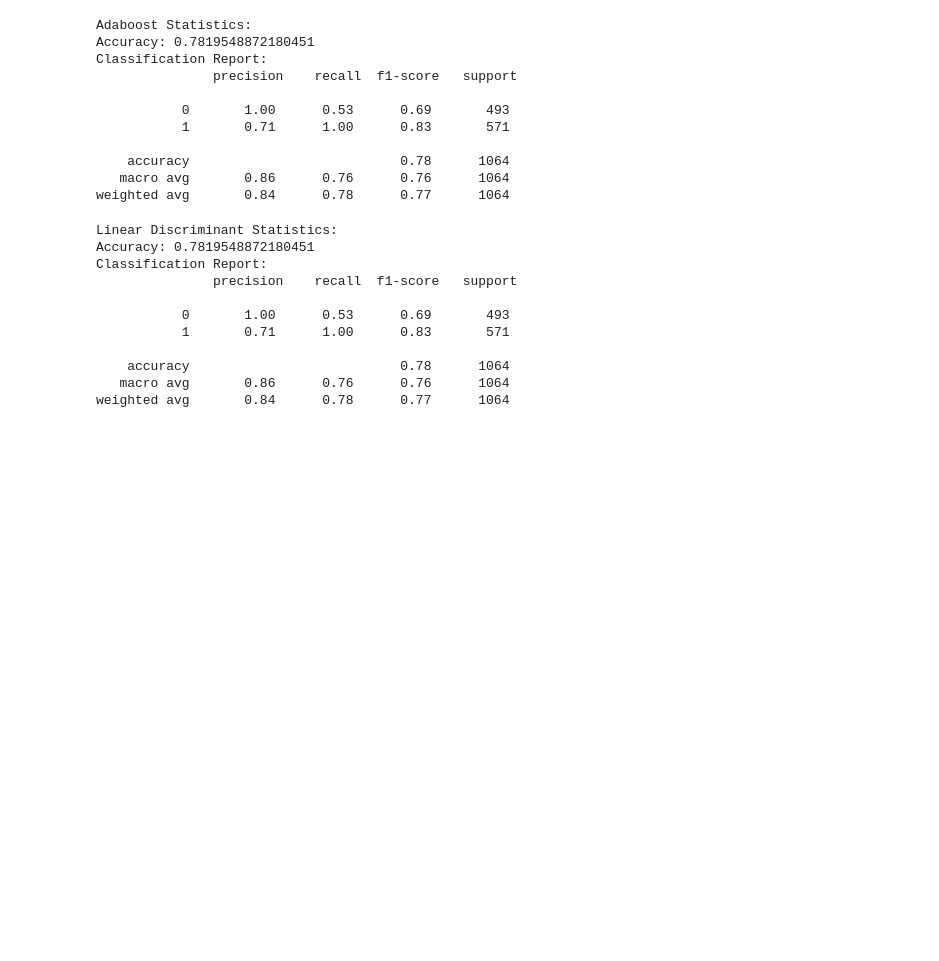
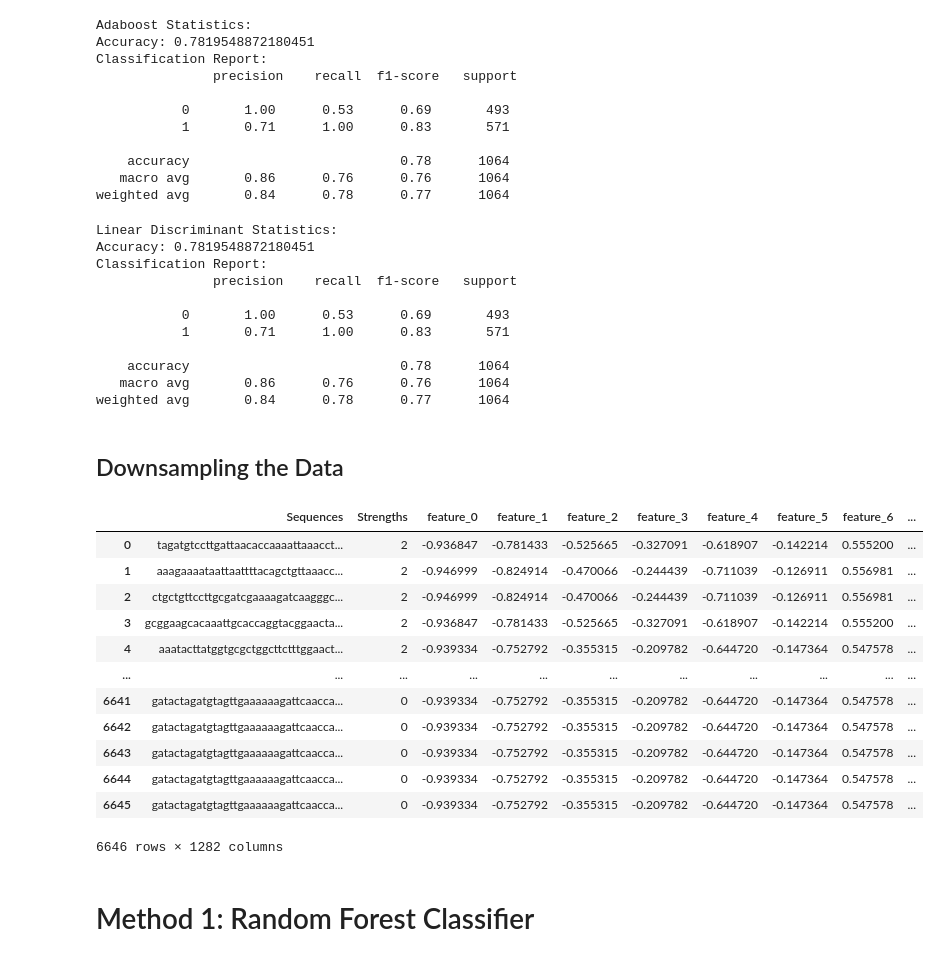
Before and after one commit to vratins/PromoterStrength, a Jupyter notebook: Final Code/Classification/training.ipynb, the cells around one changed output. Cells and saved outputs as stored; diff of their text form; code cells hidden in the pictures; blank space fills up the shorter version.

```diff
--- a/Final Code/Classification/training.ipynb
+++ b/Final Code/Classification/training.ipynb
@@ -502,3 +491,30 @@ Classification Report:
     accuracy                           0.78      1064
    macro avg       0.86      0.76      0.76      1064
 weighted avg       0.84      0.78      0.77      1064
+# %% [markdown]
+## Downsampling the Data
+# %%
+data = pd.read_csv('classification_fasta_processed.csv')
+data['Strengths'] = data['Strengths'].replace(1,2)
+data['Strengths'] = data['Strengths'].replace(0,1)
+data['Strengths'] = data['Strengths'].replace(-1,0)
+
+embeddings = np.load('all_embeddings_100m_mean.npy')
+num_features = embeddings.shape[1]
+embeddings_df = pd.DataFrame(data=embeddings, columns=[f'feature_{i}' for i in range(num_features)])
+combined_df = pd.concat([data, embeddings_df], axis=1)
+combined_df
+# %% [output]
+|  | Sequences | Strengths | feature_0 | feature_1 | feature_2 | feature_3 | feature_4 | feature_5 | feature_6 | ... |
+| 0 | tagatgtccttgattaacaccaaaattaaacct... | 2 | -0.936847 | -0.781433 | -0.525665 | -0.327091 | -0.618907 | -0.142214 | 0.555200 | ... |
+| 1 | aaagaaaataattaattttacagctgttaaacc... | 2 | -0.946999 | -0.824914 | -0.470066 | -0.244439 | -0.711039 | -0.126911 | 0.556981 | ... |
+| 2 | ctgctgttccttgcgatcgaaaagatcaagggc... | 2 | -0.946999 | -0.824914 | -0.470066 | -0.244439 | -0.711039 | -0.126911 | 0.556981 | ... |
+| 3 | gcggaagcacaaattgcaccaggtacggaacta... | 2 | -0.936847 | -0.781433 | -0.525665 | -0.327091 | -0.618907 | -0.142214 | 0.555200 | ... |
+| 4 | aaatacttatggtgcgctggcttctttggaact... | 2 | -0.939334 | -0.752792 | -0.355315 | -0.209782 | -0.644720 | -0.147364 | 0.547578 | ... |
+| ... | ... | ... | ... | ... | ... | ... | ... | ... | ... | ... |
+| 6641 | gatactagatgtagttgaaaaaagattcaacca... | 0 | -0.939334 | -0.752792 | -0.355315 | -0.209782 | -0.644720 | -0.147364 | 0.547578 | ... |
+| 6642 | gatactagatgtagttgaaaaaagattcaacca... | 0 | -0.939334 | -0.752792 | -0.355315 | -0.209782 | -0.644720 | -0.147364 | 0.547578 | ... |
+| 6643 | gatactagatgtagttgaaaaaagattcaacca... | 0 | -0.939334 | -0.752792 | -0.355315 | -0.209782 | -0.644720 | -0.147364 | 0.547578 | ... |
+| 6644 | gatactagatgtagttgaaaaaagattcaacca... | 0 | -0.939334 | -0.752792 | -0.355315 | -0.209782 | -0.644720 | -0.147364 | 0.547578 | ... |
+| 6645 | gatactagatgtagttgaaaaaagattcaacca... | 0 | -0.939334 | -0.752792 | -0.355315 | -0.209782 | -0.644720 | -0.147364 | 0.547578 | ... |
+6646 rows × 1282 columns
@@ -504,0 +531,2 @@ weighted avg       0.84      0.78      0.77      1064
+# %% [markdown]
+# Method 1: Random Forest Classifier
```
Also changed, not shown: parts of 11 cells of this notebook.
